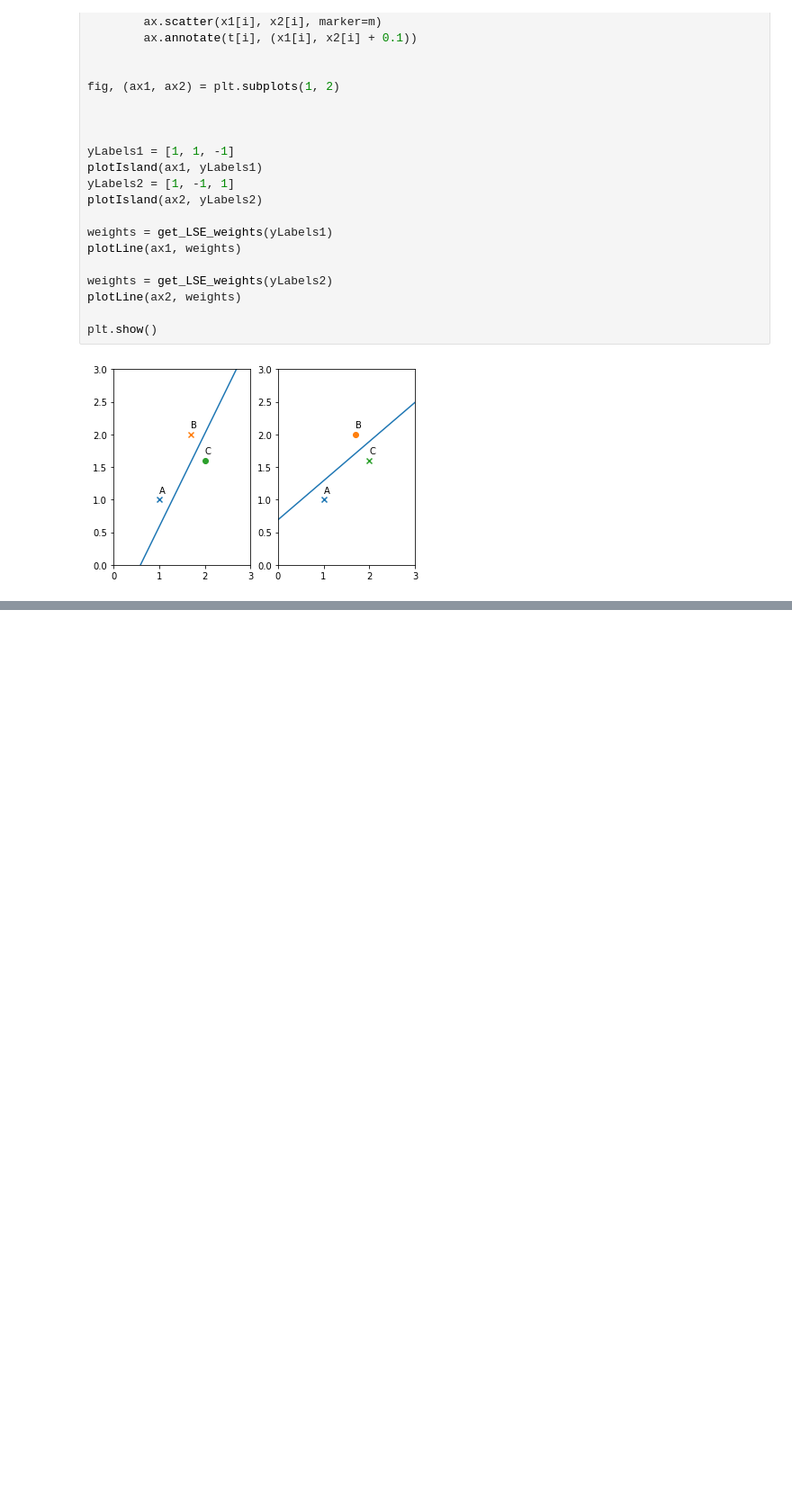
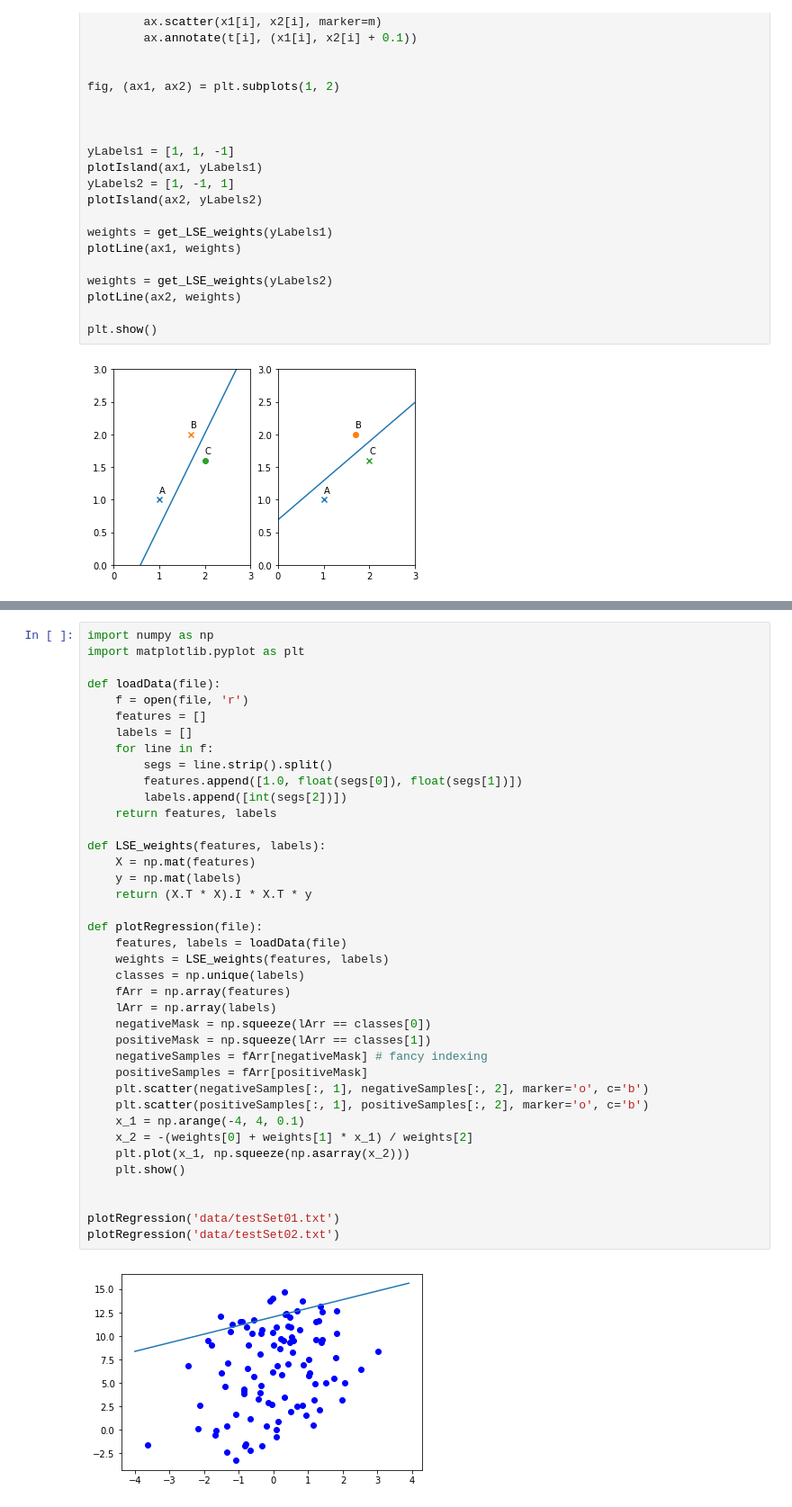
Before and after one commit to AaronFlower/Jupyter, a Jupyter notebook: 05-logistic-regression/线性回归(上) -- 引子.ipynb, the cells around one changed output, grey strips where cells are left out. Shown: that part at 90% size. Drawn from its saved outputs; the diff is of its cells as text; blank space fills up the shorter version.

Commit message:
name logistic regression

```diff
--- a/05-regression-and-logistic/线性回归(上) -- 引子.ipynb
+++ b/05-logistic-regression/线性回归(上) -- 引子.ipynb
@@ -186,0 +189,41 @@ plt.show()
+# %%
+import numpy as np
+import matplotlib.pyplot as plt
+
+def loadData(file):
+    f = open(file, 'r')
+    features = []
+    labels = []
+    for line in f:
+        segs = line.strip().split()
+        features.append([1.0, float(segs[0]), float(segs[1])])
+        labels.append([int(segs[2])])
+    return features, labels
+
+def LSE_weights(features, labels):
+    X = np.mat(features)
+    y = np.mat(labels)
+    return (X.T * X).I * X.T * y
+
+def plotRegression(file):
+    features, labels = loadData(file)
+    weights = LSE_weights(features, labels)
+    classes = np.unique(labels)
+    fArr = np.array(features)
+    lArr = np.array(labels)
+    negativeMask = np.squeeze(lArr == classes[0])
+    positiveMask = np.squeeze(lArr == classes[1])
+    negativeSamples = fArr[negativeMask] # fancy indexing
+    positiveSamples = fArr[positiveMask]
+    plt.scatter(negativeSamples[:, 1], negativeSamples[:, 2], marker='o', c='b')
+    plt.scatter(positiveSamples[:, 1], positiveSamples[:, 2], marker='o', c='b')
+    x_1 = np.arange(-4, 4, 0.1)
+    x_2 = -(weights[0] + weights[1] * x_1) / weights[2]
+    plt.plot(x_1, np.squeeze(np.asarray(x_2)))
+    plt.show()
+
+
+plotRegression('data/testSet01.txt')
+plotRegression('data/testSet02.txt')
+# %% [output]
+[figure, added]
```
Also changed, not shown: parts of 4 cells of this notebook, 5 other files.
